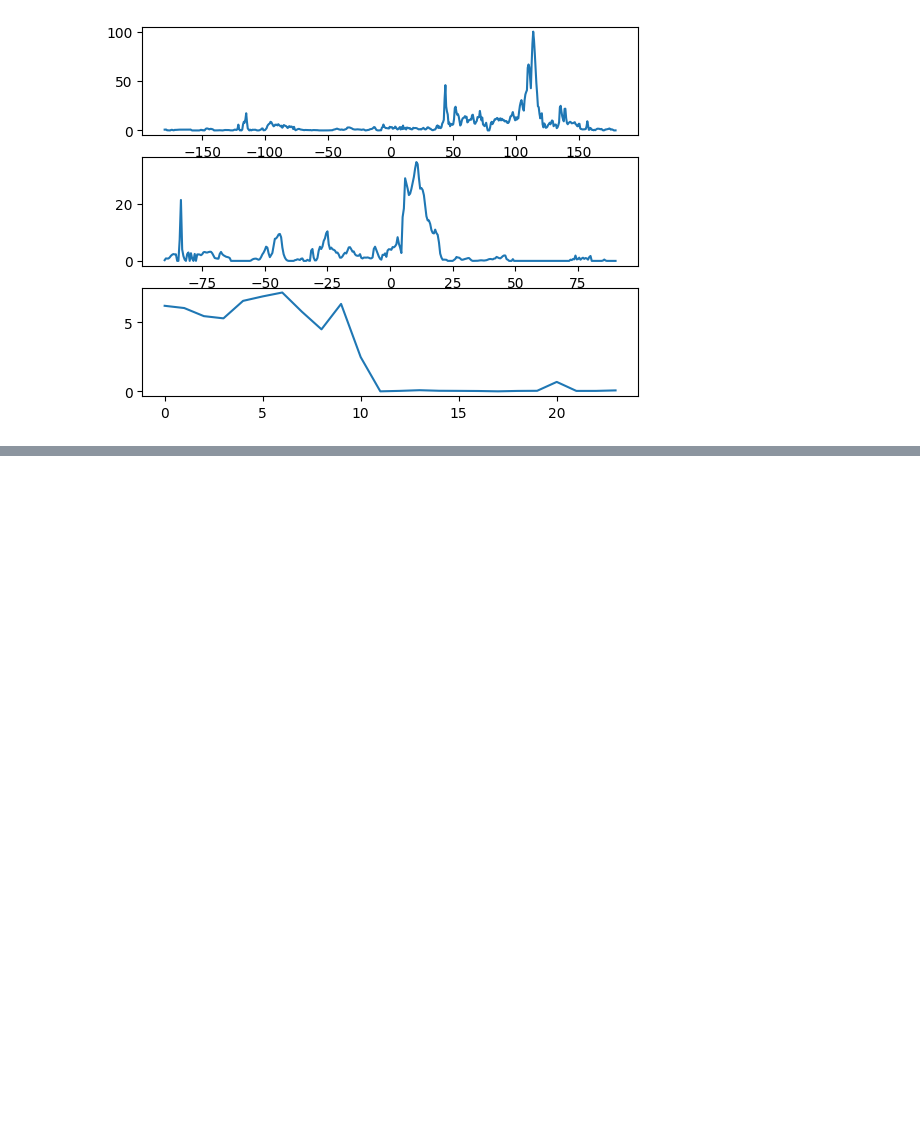
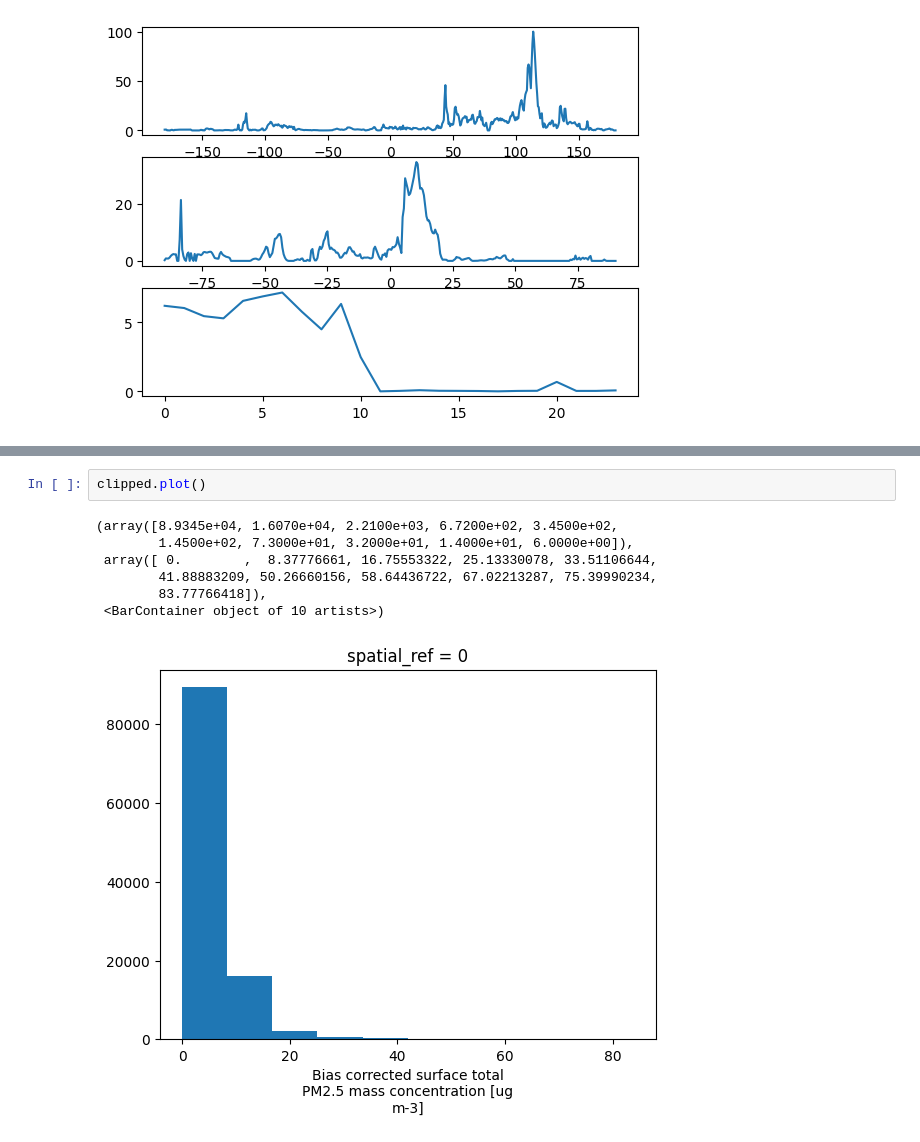
Before and after one commit to leohoinaski/ENS410064, a Jupyter notebook: 2024/notebooks/Aula06.ipynb, the cells around one changed output, grey strips where cells are left out. Drawn from its saved outputs; the diff is of its cells as text; blank space fills up the shorter version.

```diff
--- a/2024/notebooks/Aula06.ipynb
+++ b/2024/notebooks/Aula06.ipynb
@@ -120,0 +194,10 @@ Name: minx, dtype: float64
+# %%
+clipped.plot()
+# %% [output]
+(array([8.9345e+04, 1.6070e+04, 2.2100e+03, 6.7200e+02, 3.4500e+02,
+        1.4500e+02, 7.3000e+01, 3.2000e+01, 1.4000e+01, 6.0000e+00]),
+ array([ 0.        ,  8.37776661, 16.75553322, 25.13330078, 33.51106644,
+        41.88883209, 50.26660156, 58.64436722, 67.02213287, 75.39990234,
+        83.77766418]),
+ <BarContainer object of 10 artists>)
+[figure, added]
```
Also changed, not shown: parts of 6 cells of this notebook.
